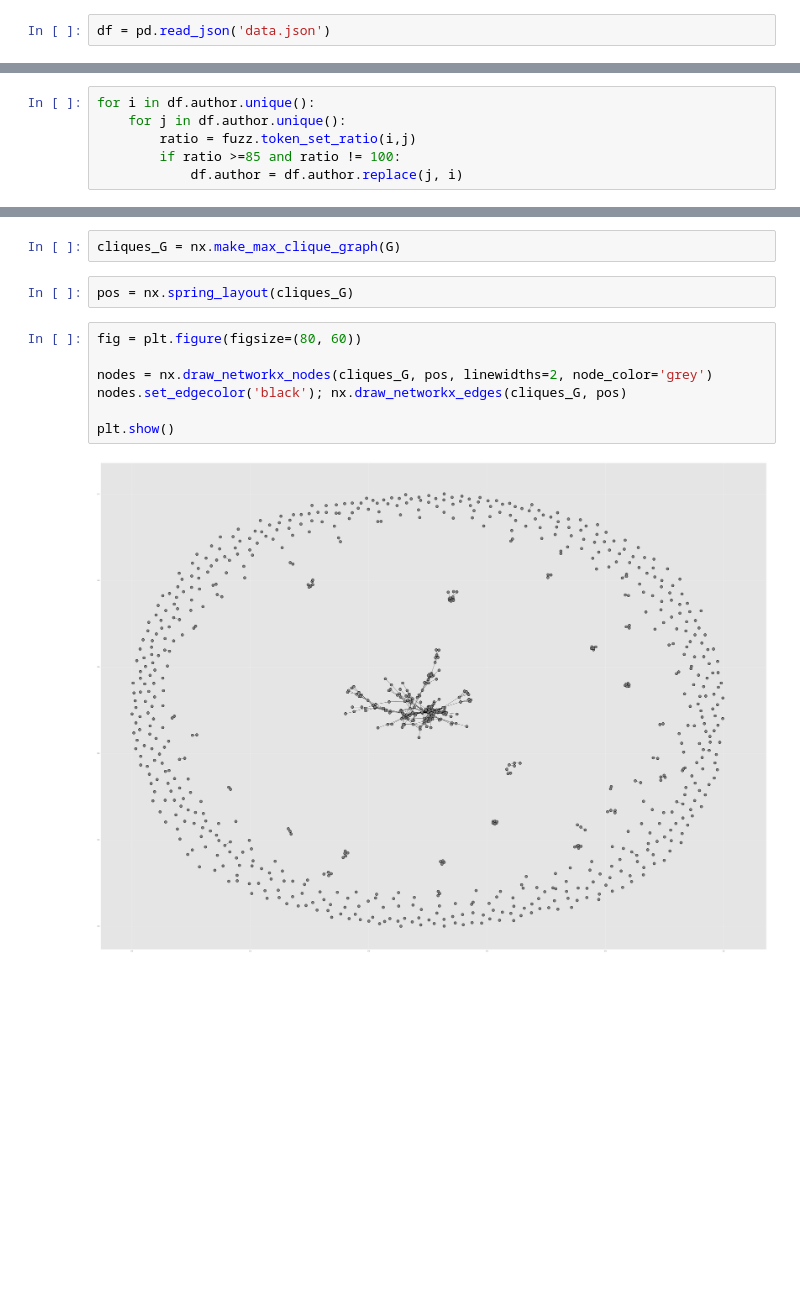
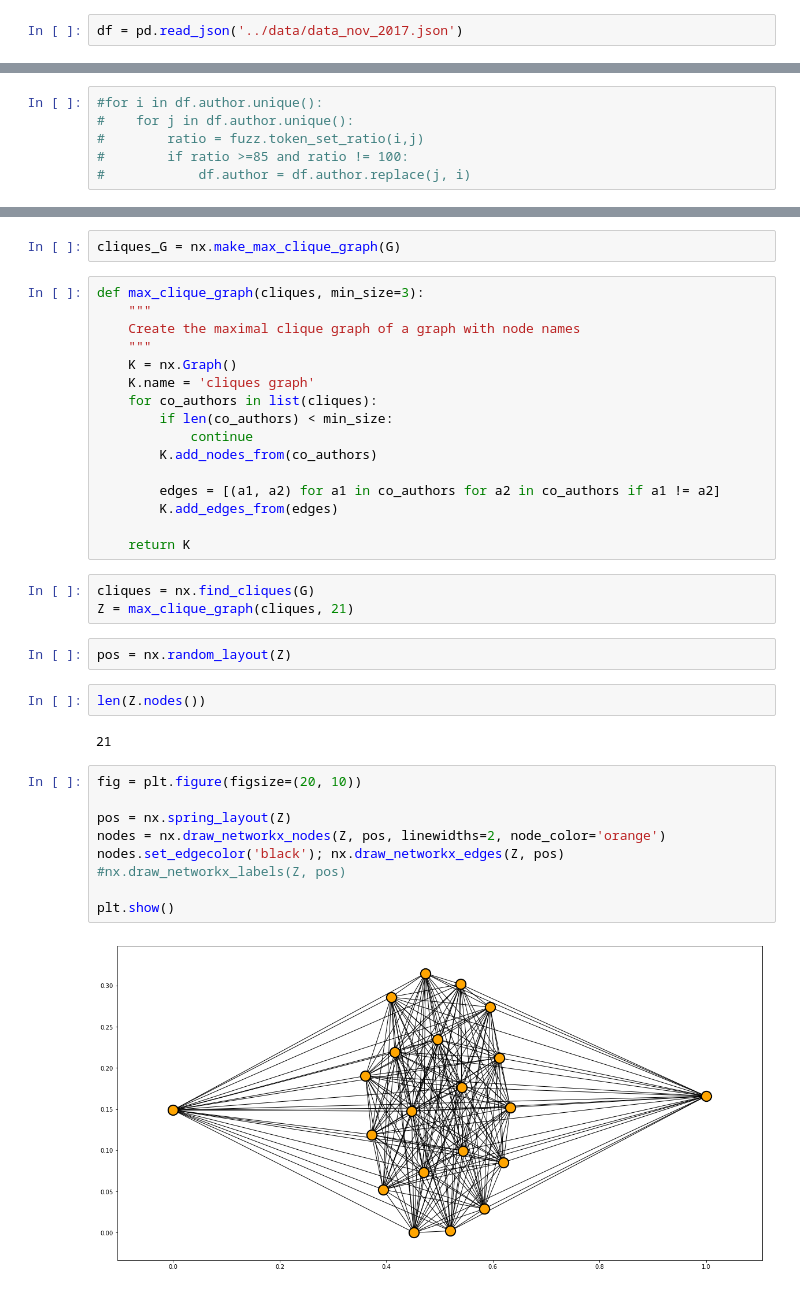
Before and after one commit to Nikoleta-v3/bibliometric-study-of-the-prisoners-dilemma, a Jupyter notebook: src/nbs/3. Co-authors Network Analysis.ipynb, the cells around one changed output, grey strips where cells are left out. Cells and saved outputs as stored; diff of their text form; blank space fills up the shorter version.

```diff
--- a/src/nbs/3. Co-authors Network Analysis.ipynb
+++ b/src/nbs/3. Co-authors Network Analysis.ipynb
@@ -20,6 +20,6 @@ matplotlib.style.use('ggplot')
 %matplotlib inline
 # %%
-df = pd.read_json('data.json')
+df = pd.read_json('../data/data_nov_2017.json')
 # %% [markdown]
 Clean up
 --------
@@ -50,11 +50,11 @@ There will be errors with the current method. Some author names could have a hig
 # %%
 from fuzzywuzzy import fuzz
 # %%
-for i in df.author.unique():
-    for j in df.author.unique():
-        ratio = fuzz.token_set_ratio(i,j)
-        if ratio >=85 and ratio != 100:
-            df.author = df.author.replace(j, i)
+#for i in df.author.unique():
+#    for j in df.author.unique():
+#        ratio = fuzz.token_set_ratio(i,j)
+#        if ratio >=85 and ratio != 100:
+#            df.author = df.author.replace(j, i)
 # %%
 authors_df = df.groupby(['unique_key', 'author']).size().reset_index().groupby('author').size()
 # %%
@@ -173,13 +183,38 @@ number, max_number
 # %%
 cliques_G = nx.make_max_clique_graph(G)
+# %%
+def max_clique_graph(cliques, min_size=3):
+    """
+    Create the maximal clique graph of a graph with node names
+    """
+    K = nx.Graph()
+    K.name = 'cliques graph'
+    for co_authors in list(cliques):
+        if len(co_authors) < min_size:
+            continue
+        K.add_nodes_from(co_authors)
+
+        edges = [(a1, a2) for a1 in co_authors for a2 in co_authors if a1 != a2]
+        K.add_edges_from(edges)
+
+    return K
+# %%
+cliques = nx.find_cliques(G)
+Z = max_clique_graph(cliques, 21)
 # %%
-pos = nx.spring_layout(cliques_G)
+pos = nx.random_layout(Z)
+# %%
+len(Z.nodes())
+# %% [output]
+21
 # %%
-fig = plt.figure(figsize=(80, 60))
+fig = plt.figure(figsize=(20, 10))
 
-nodes = nx.draw_networkx_nodes(cliques_G, pos, linewidths=2, node_color='grey')
-nodes.set_edgecolor('black'); nx.draw_networkx_edges(cliques_G, pos)
+pos = nx.spring_layout(Z)
+nodes = nx.draw_networkx_nodes(Z, pos, linewidths=2, node_color='orange')
+nodes.set_edgecolor('black'); nx.draw_networkx_edges(Z, pos)
+#nx.draw_networkx_labels(Z, pos)
 
 plt.show()
 # %% [output]
-[figure, old version]
+[figure, new version]
```
Also changed, not shown: parts of 20 cells of this notebook, 37 other files.
